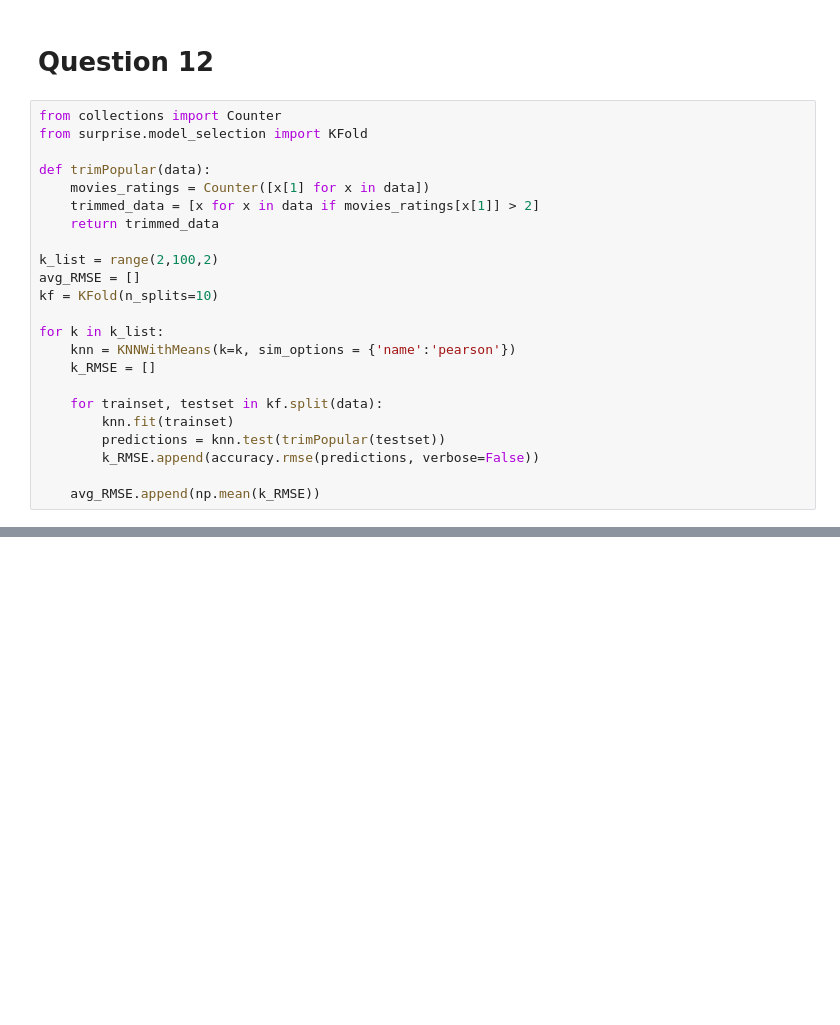
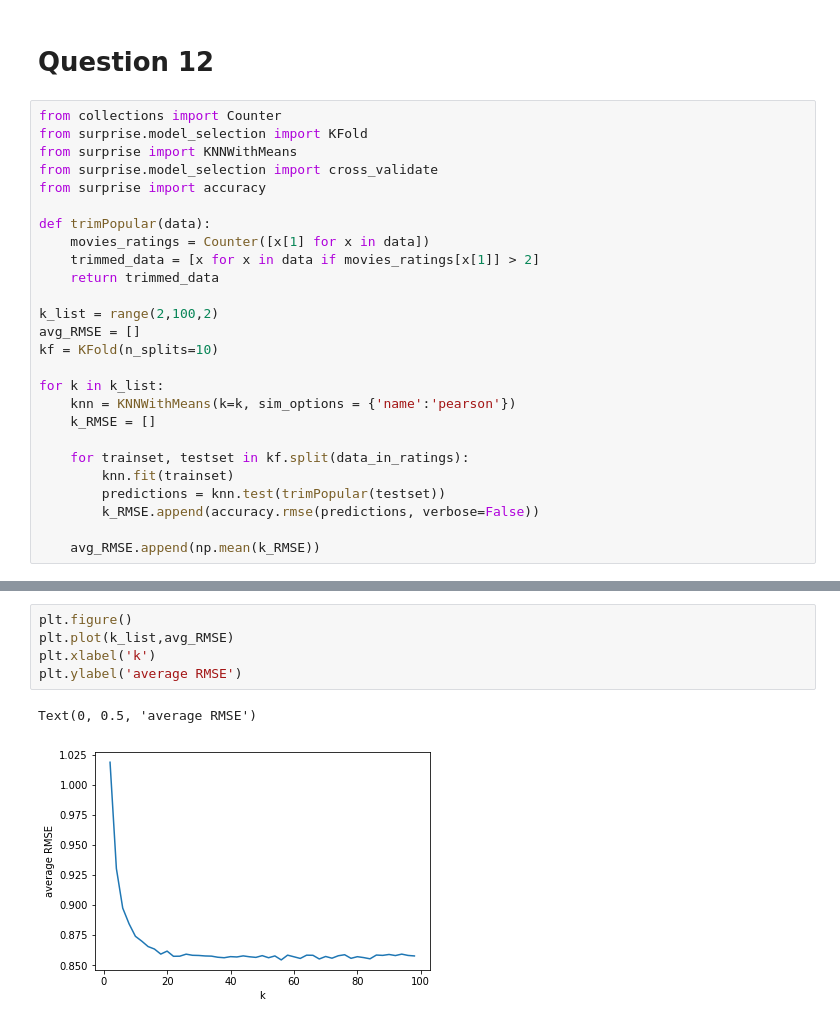
Before and after one commit to NaveganteX/Collaborative-Filtering-1, a Jupyter notebook: PROJECT3-Q1-11.ipynb, the cells around one changed output, grey strips where cells are left out. Drawn from its saved outputs; the diff is of its cells as text; blank space fills up the shorter version.

```diff
--- a/PROJECT3-Q1-11.ipynb
+++ b/PROJECT3-Q1-11.ipynb
@@ -217,6 +218,9 @@ value, is **k=20**.
 # %%
 from collections import Counter
 from surprise.model_selection import KFold
+from surprise import KNNWithMeans
+from surprise.model_selection import cross_validate
+from surprise import accuracy
 
 def trimPopular(data):
     movies_ratings = Counter([x[1] for x in data])
@@ -231,7 +235,7 @@ for k in k_list:
     knn = KNNWithMeans(k=k, sim_options = {'name':'pearson'})
     k_RMSE = []
 
-    for trainset, testset in kf.split(data):
+    for trainset, testset in kf.split(data_in_ratings):
         knn.fit(trainset)
         predictions = knn.test(trimPopular(testset))
         k_RMSE.append(accuracy.rmse(predictions, verbose=False))
@@ -241,0 +262,8 @@ ModuleNotFoundError: No module named 'surprise'
+# %%
+plt.figure()
+plt.plot(k_list,avg_RMSE)
+plt.xlabel('k')
+plt.ylabel('average RMSE')
+# %% [output]
+Text(0, 0.5, 'average RMSE')
+[figure, added]
```
Also changed, not shown: parts of 2 cells of this notebook.
